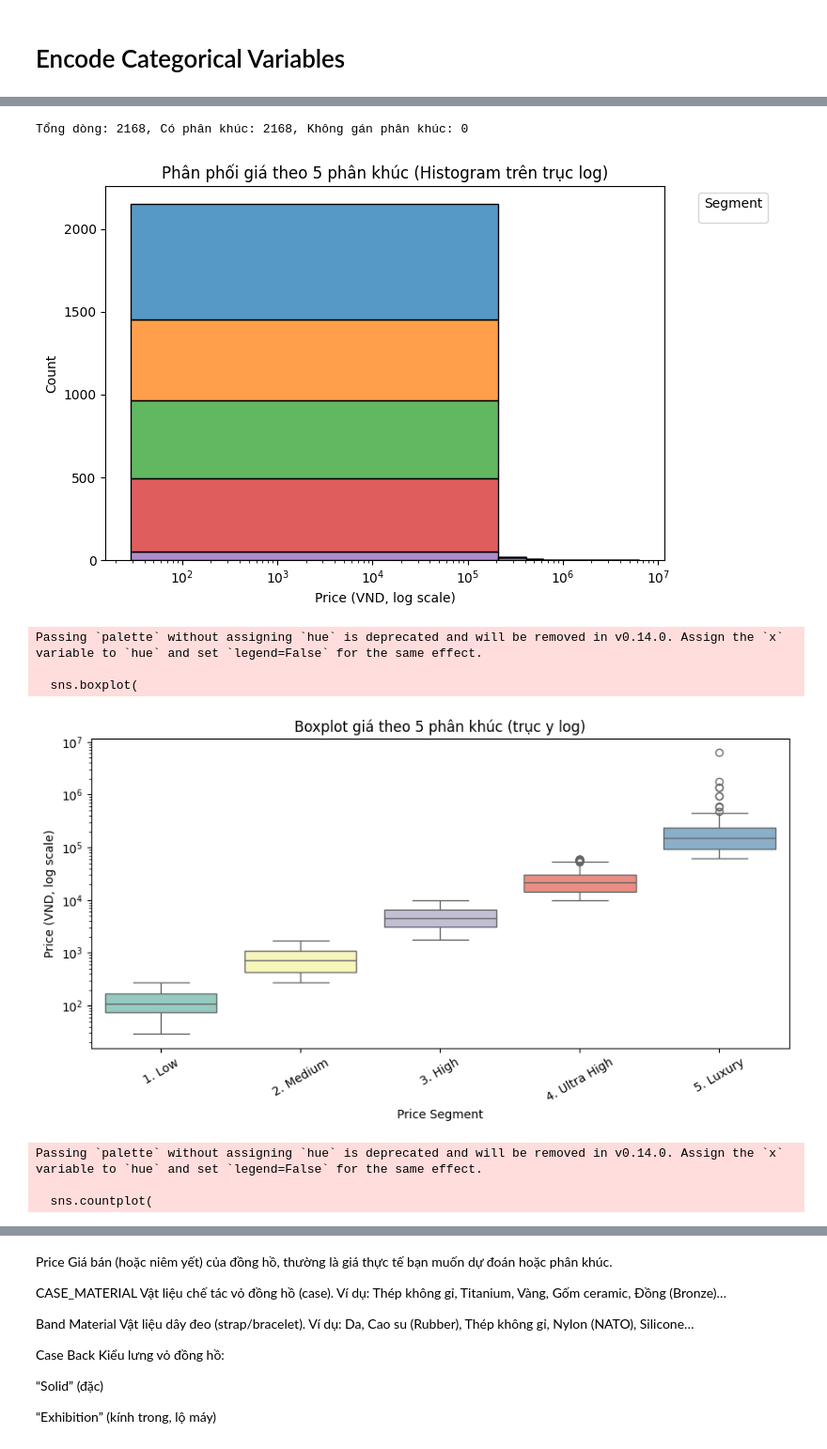
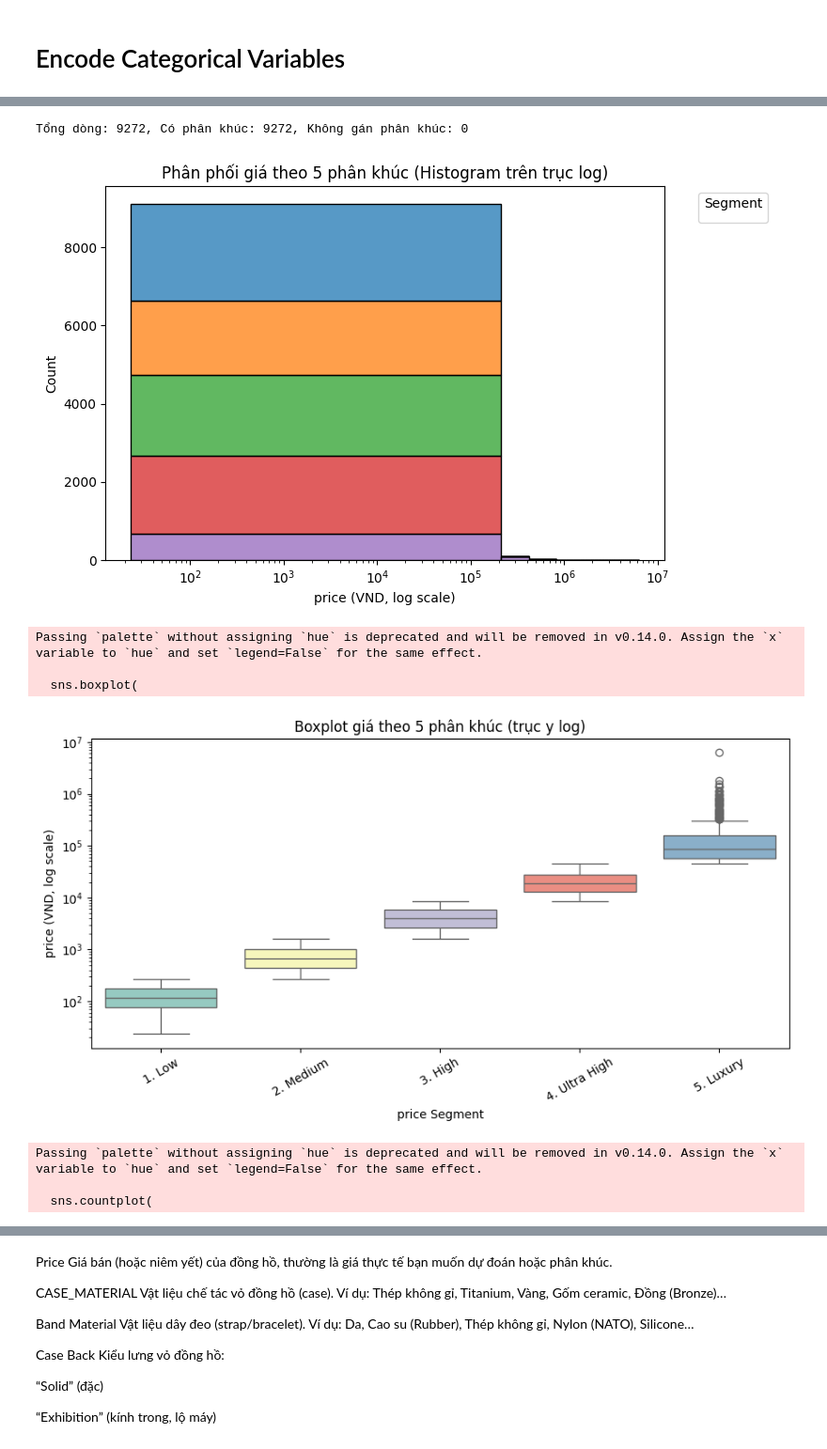
Before and after one commit to vulinhnopro2704/khdl_cuoi_ki, a Jupyter notebook: notebooks/clean_data.ipynb, the cells around one changed output, grey strips where cells are left out. Shown at 94% size. Drawn from its saved outputs; the diff is of its cells as text; code cells hidden in the pictures.

Commit message:
Clean data, train test split

```diff
--- a/notebooks/clean_data.ipynb
+++ b/notebooks/clean_data.ipynb
@@ -141,8 +206,8 @@ Shape of the data after removing single unique value columns: (2180, 28)
 df = pd.read_csv('../data/products_cleaned.csv')
 # Standardize Unit and remove all unit
 cols_with_units = {
-    'CASE_DIAMETER': r'([\d\.]+)',                     # mm
-    'WATER_RESISTANCE': r'([\d\.]+)',                  # meters
+    'case_diameter': r'([\d\.]+)',                     # mm
+    'water_resistance': r'([\d\.]+)',                  # meters
 }
 
 for col, regex in cols_with_units.items():
@@ -152,10 +217,9 @@ for col, regex in cols_with_units.items():
     # 2) Loại dấu phẩy (nếu có) rồi ép về float
     df[col + '_num'] = df[col + '_num'].str.replace(',', '').astype(float)
 
-# Nếu muốn đổi tên và xóa cột gốc:
 for col in list(cols_with_units):
     df = df.drop(columns=[col]).rename(columns={col + '_num': col})
 
 # Kiểm tra kết quả
-print(df[['CASE_DIAMETER', 'WATER_RESISTANCE']].head())
+print(df[['case_diameter', 'water_resistance']].head())
 # %% [output]
@@ -250,10 +307,0 @@ print(distinct_values)
-# %%
-df.drop(columns=['WARRANTY'], inplace=True)
-# %%
-# Drop all rows that have 30% columns missing
-threshold = 0.3
-missing_rows = df[df.isnull().mean(axis=1) > threshold]
-print(f"Rows with more than {threshold * 100}% missing values: {missing_rows.shape[0]}")
-df = df.dropna(thresh=int(df.shape[1] * (1 - threshold)))
-print(f"Shape of the data after dropping rows with more than {threshold * 100}% missing values: {df.shape}")
-df.to_csv('../data/products_cleaned.csv', index=False)
@@ -387,8 +431,8 @@ Luxury         80984.533647  13335.00  6267500.00
 [figure]
 # %%
 total_rows = len(df)
-non_missing = df['Price_Segment'].notna().sum()
-missing = df['Price_Segment'].isna().sum()
+non_missing = df['price_segment'].notna().sum()
+missing = df['price_segment'].isna().sum()
 print(f"Tổng dòng: {total_rows}, Có phân khúc: {non_missing}, Không gán phân khúc: {missing}")
 # %% [output]
-Tổng dòng: 2168, Có phân khúc: 2168, Không gán phân khúc: 0
+Tổng dòng: 9272, Có phân khúc: 9272, Không gán phân khúc: 0
@@ -402,11 +444,11 @@ from sklearn.cluster import KMeans
 import numpy as np
 
 # 1. Đọc dữ liệu
-df = pd.read_csv('../data/products_cleaned_v2.csv')
+df = pd.read_csv('../data/products_cleaned.csv')
 
 # 2. Log-transform để làm mềm phân phối
 #    log1p để tránh log(0) nếu có giá = 0
-df['log_price'] = np.log1p(df['Price'])
+df['log_price'] = np.log1p(df['price'])
 
 # 3. Phân cụm KMeans trên log_price
 kmeans = KMeans(n_clusters=5, random_state=42, n_init='auto')
@@ -420,7 +462,7 @@ labels = ['1. Low', '2. Medium', '3. High', '4. Ultra High', '5. Luxury']
 cluster_log_map = {cluster: label for cluster, label in zip(cluster_log_means.index, labels)}
 
 # 6. Ánh xạ cluster thành nhãn phân khúc có số
-df['Price_Segment_LogKM'] = df['cluster_log'].map(cluster_log_map)
+df['price_segment_logkm'] = df['cluster_log'].map(cluster_log_map)
 
 # 7. Chuẩn bị thứ tự hiển thị trên biểu đồ
 order_logkm = labels
@@ -431,8 +473,8 @@ order_logkm = labels
 plt.figure(figsize=(8, 5))
 sns.histplot(
     data=df,
-    x='Price',
-    hue='Price_Segment_LogKM',
+    x='price',
+    hue='price_segment_logkm',
     bins=30,
     palette='tab10',
     multiple='stack',
@@ -440,7 +482,7 @@ sns.histplot(
 )
 plt.xscale('log')
 plt.title("Phân phối giá theo 5 phân khúc (Histogram trên trục log)")
-plt.xlabel("Price (VND, log scale)")
+plt.xlabel("price (VND, log scale)")
 plt.ylabel("Count")
 plt.legend(title='Segment', bbox_to_anchor=(1.05, 1), loc='upper left')
 plt.tight_layout()
@@ -450,15 +492,15 @@ plt.show()
 plt.figure(figsize=(9, 5))
 sns.boxplot(
     data=df,
-    x='Price_Segment_LogKM',
-    y='Price',
+    x='price_segment_logkm',
+    y='price',
     order=order_logkm,
     palette='Set3'
 )
 plt.yscale('log')
 plt.title("Boxplot giá theo 5 phân khúc (trục y log)")
-plt.xlabel("Price Segment")
-plt.ylabel("Price (VND, log scale)")
+plt.xlabel("price Segment")
+plt.ylabel("price (VND, log scale)")
 plt.xticks(rotation=30)
 plt.tight_layout()
 plt.show()
@@ -467,44 +509,44 @@ plt.show()
 plt.figure(figsize=(8, 4))
 sns.countplot(
     data=df,
-    x='Price_Segment_LogKM',
+    x='price_segment_logkm',
     order=order_logkm,
     palette='pastel'
 )
 plt.title("Số lượng sản phẩm theo 5 phân khúc")
-plt.xlabel("Price Segment")
+plt.xlabel("price Segment")
 plt.ylabel("Count")
 plt.xticks(rotation=30)
 plt.tight_layout()
 plt.show()
 
 # 8.4 KDE Plot (trục log)
 plt.figure(figsize=(8, 5))
 for seg in order_logkm:
     sns.kdeplot(
-        data=df[df['Price_Segment_LogKM'] == seg]['Price'],
+        data=df[df['price_segment_logkm'] == seg]['price'],
         label=seg,
         fill=True
     )
 plt.xscale('log')
 plt.title("Mật độ phân phối giá theo 5 phân khúc (KDE trên trục log)")
-plt.xlabel("Price (VND, log scale)")
+plt.xlabel("price (VND, log scale)")
 plt.ylabel("Density")
 plt.legend(title='Segment', bbox_to_anchor=(1.05, 1), loc='upper left')
 plt.tight_layout()
 plt.show()
 
 # 9. (Tuỳ chọn) In khoảng giá gốc min–max của mỗi phân khúc sau khi log-KMeans
-ranges = df.groupby('Price_Segment_LogKM')['Price'] \
+ranges = df.groupby('price_segment_logkm')['price'] \
            .agg(['min','max'])
 print("Khoảng giá thực tế (VND) cho mỗi phân khúc:")
 print(ranges)
 # %% [output]
-[figure, old version]
+[figure, new version]
 Passing `palette` without assigning `hue` is deprecated and will be removed in v0.14.0. Assign the `x` variable to `hue` and set `legend=False` for the same effect.
 
   sns.boxplot(
-[figure, old version]
+[figure, new version]
 Passing `palette` without assigning `hue` is deprecated and will be removed in v0.14.0. Assign the `x` variable to `hue` and set `legend=False` for the same effect.
 
   sns.countplot(
```
Also changed, not shown: parts of 46 cells of this notebook, 12 other files.
